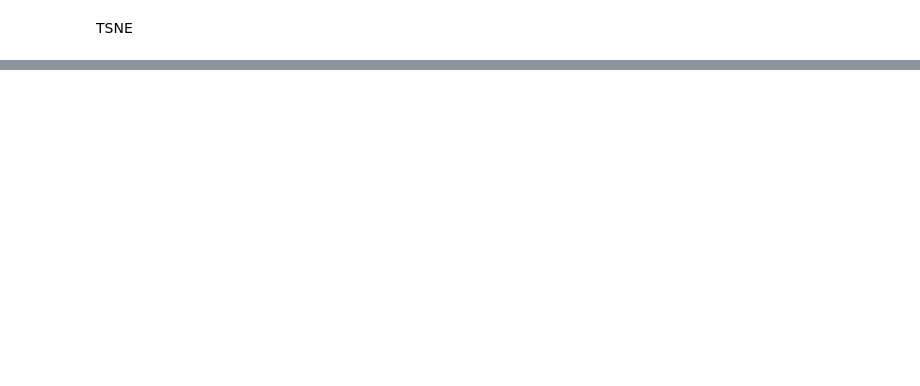
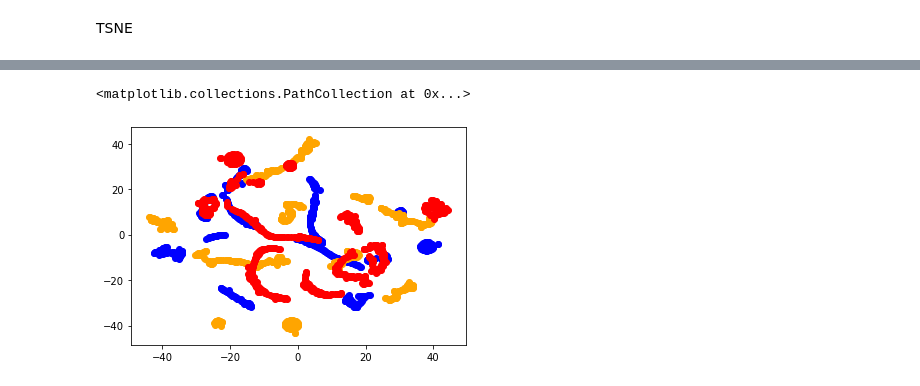
Before and after one commit to asahicantu/DAT5502021, a Jupyter notebook: dat550-2021-final-project.ipynb, the cells around one changed output, grey strips where cells are left out. Cells and saved outputs as stored; diff of their text form; code cells hidden in the pictures; blank space fills up the shorter version.

```diff
--- a/dat550-2021-final-project.ipynb
+++ b/dat550-2021-final-project.ipynb
@@ -333,3 +349,10 @@ tsne_ms.shape, tsne_mfcc.shape, tsne_cqt.shape
+# %%
+plt.scatter(tsne_ms.T[0], tsne_ms.T[1], color="blue")
+plt.scatter(tsne_mfcc.T[0], tsne_mfcc.T[1], color="orange")
+plt.scatter(tsne_cqt.T[0], tsne_cqt.T[1], color="red")
+# %% [output]
+<matplotlib.collections.PathCollection at 0x...>
+[figure, added]
 # %%
 plt.scatter(tsne_ms.T[0], tsne_ms.T[1])
 # %% [output]
```
Also changed, not shown: parts of 8 cells of this notebook, 1 other file.
